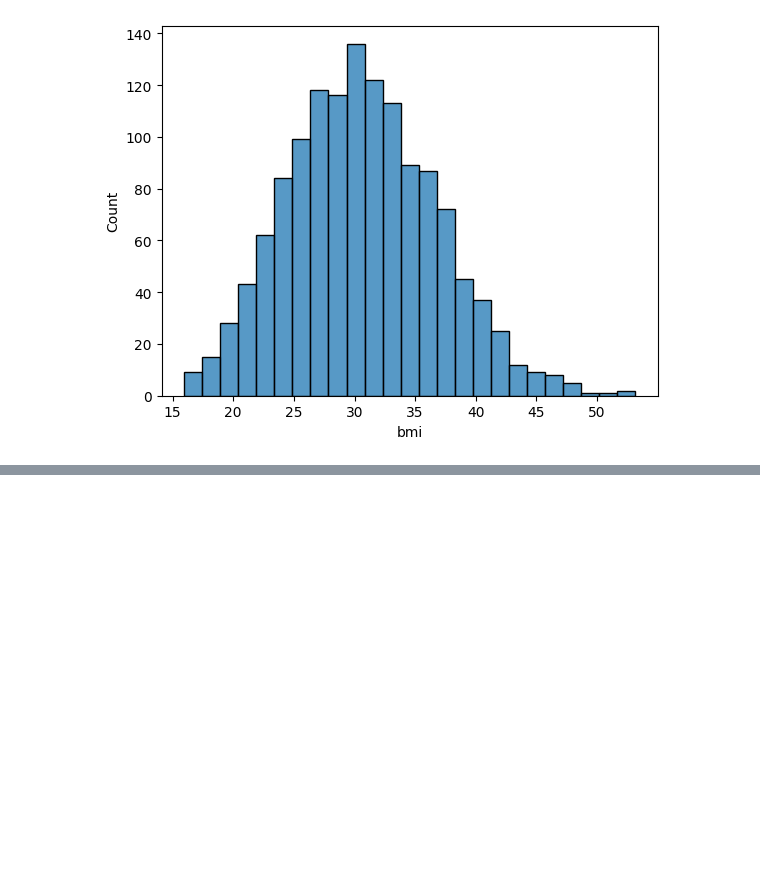
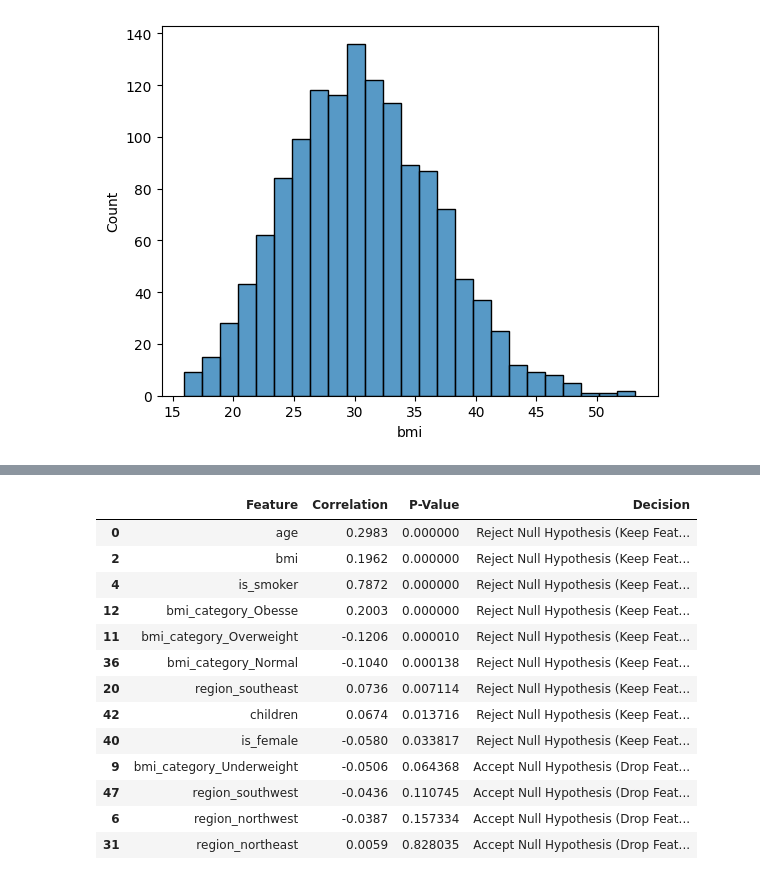
Before and after one commit to Soumyadip778/Machine_Learning_Series, a Jupyter notebook: ML_part1/insurance.ipynb, the cells around one changed output, grey strips where cells are left out. Cells and saved outputs as stored; diff of their text form; code cells hidden in the pictures; blank space fills up the shorter version.

```diff
--- a/ML_part1/insurance.ipynb
+++ b/ML_part1/insurance.ipynb
@@ -298,0 +301,35 @@ df_cleaned.head()
+# %%
+target_col = 'charges'
+X = df_cleaned.drop(columns=[target_col])
+y = df_cleaned[target_col]
+
+results = []
+# %%
+# Pearson Correlation for all numeric features
+for col in X.columns:
+    corr, p = pearsonr(X[col], y)
+    results.append({
+        'Feature': col,
+        'Correlation': round(corr, 4),
+        'P-Value': round(p ,6 ),
+        'Decision': 'Reject Null Hypothesis (Keep Feature)' if p < 0.05 else 'Accept Null Hypothesis (Drop Feature)'
+    })
+results_df = pd.DataFrame(results).sort_values(by='P-Value', ascending=True)
+results_df.drop_duplicates(inplace = True)
+# %%
+results_df
+# %% [output]
+|  | Feature | Correlation | P-Value | Decision |
+| 0 | age | 0.2983 | 0.000000 | Reject Null Hypothesis (Keep Feat... |
+| 2 | bmi | 0.1962 | 0.000000 | Reject Null Hypothesis (Keep Feat... |
+| 4 | is_smoker | 0.7872 | 0.000000 | Reject Null Hypothesis (Keep Feat... |
+| 12 | bmi_category_Obesse | 0.2003 | 0.000000 | Reject Null Hypothesis (Keep Feat... |
+| 11 | bmi_category_Overweight | -0.1206 | 0.000010 | Reject Null Hypothesis (Keep Feat... |
+| 36 | bmi_category_Normal | -0.1040 | 0.000138 | Reject Null Hypothesis (Keep Feat... |
+| 20 | region_southeast | 0.0736 | 0.007114 | Reject Null Hypothesis (Keep Feat... |
+| 42 | children | 0.0674 | 0.013716 | Reject Null Hypothesis (Keep Feat... |
+| 40 | is_female | -0.0580 | 0.033817 | Reject Null Hypothesis (Keep Feat... |
+| 9 | bmi_category_Underweight | -0.0506 | 0.064368 | Accept Null Hypothesis (Drop Feat... |
+| 47 | region_southwest | -0.0436 | 0.110745 | Accept Null Hypothesis (Drop Feat... |
+| 6 | region_northwest | -0.0387 | 0.157334 | Accept Null Hypothesis (Drop Feat... |
+| 31 | region_northeast | 0.0059 | 0.828035 | Accept Null Hypothesis (Drop Feat... |
```
Also changed, not shown: parts of 1 cell of this notebook.
